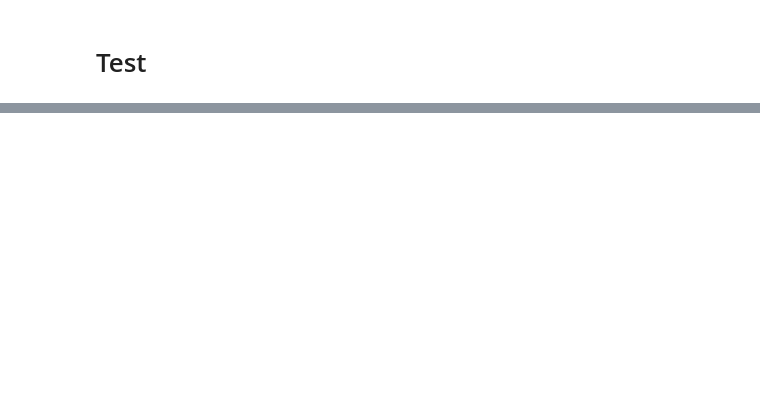
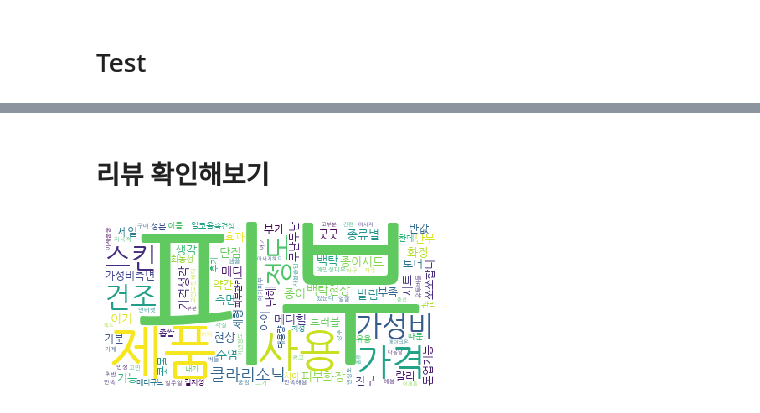
Before and after one commit to DataNetworkAnalysis/Cosmetic-Recommendation-for-Man, a Jupyter notebook: notebook/Recommeder.ipynb, the cells around one changed output, grey strips where cells are left out. Saved outputs shown, nothing was run; the diff lists cells and outputs as text; code cells hidden in the pictures; blank space fills up the shorter version.

Commit message:
recommender and embeddnig notebook

```diff
--- a/notebook/Recommeder.ipynb
+++ b/notebook/Recommeder.ipynb
@@ -47,11 +91,0 @@ search = ['향 좋은 핸드크림']
-# %%
-GP = GlowpickPreprocessing()
-s_text = GP.fit(search)
-s_text_word = GP.fit(search, wordfix_path=wordpath)
-s_text_pos = GP.fit(search, posfix_path=pospath)
-s_text_word_pos = GP.fit(search, wordfix_path=wordpath, posfix_path=pospath)
-
-s_vec = GP.sent2vec(s_text, model)
-s_vec_word = GP.sent2vec(s_text_word, model_word)
-s_vec_pos = GP.sent2vec(s_text_pos, model_pos)
-s_vec_word_pos = GP.sent2vec(s_text_word_pos, model_word_pos)
@@ -339,0 +92,10 @@ temp[show_features + ['content']].head()
+# %%
+search = '남자친구 선물로 괜찮은 스킨이나 로션'
+# %%
+test1 = evaluation(search=search,
+                   modelname='new_model_word',
+                   pre_embedname='new_pre_embed_word')
+print()
+test2 = evaluation(search=search,
+                   modelname='new_model_word_pos',
+                   pre_embedname='new_pre_embed_word_pos')
@@ -339,0 +138,27 @@ temp[show_features + ['content']].head()
+# %% [markdown]
+# 리뷰 확인해보기
+# %%
+test1_url = test1.head().product_url.tolist()
+test2_url = test2.head().product_url.tolist()
+
+test1_words = list(map(GP.kkma.nouns, data[data.product_url.isin(test1_url)].content.tolist()))
+test2_words = list(map(GP.kkma.nouns, data[data.product_url.isin(test2_url)].content.tolist()))
+
+test1_text = []
+for words1 in test1_words:
+    test1_text.extend(words1)
+test1_text = ' '.join(test1_text)
+test1_text = re.sub('[\d,^ㄱ-ㅎㅏ-ㅣ]', '', test1_text)
+
+test2_text = []
+for words2 in test2_words:
+    test2_text.extend(words2)
+test2_text = ' '.join(test2_text)
+test2_text = re.sub('[\d,^ㄱ-ㅎㅏ-ㅣ]', '', test2_text)
+# %%
+wc1 = wc.generate(test1_text)
+plt.imshow(wc1)
+plt.axis('off')
+plt.show()
+# %% [output]
+[figure, added]
```
Also changed, not shown: parts of 59 cells of this notebook, 1 other file.
